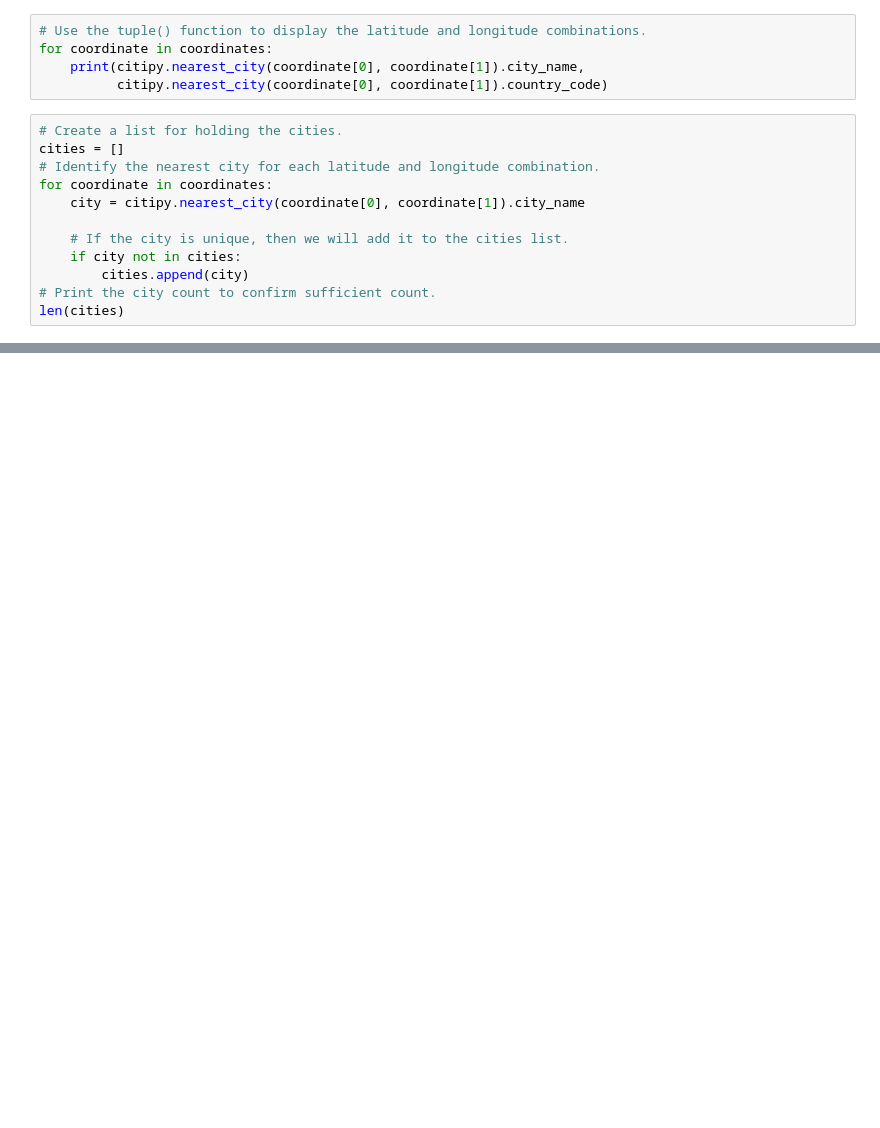
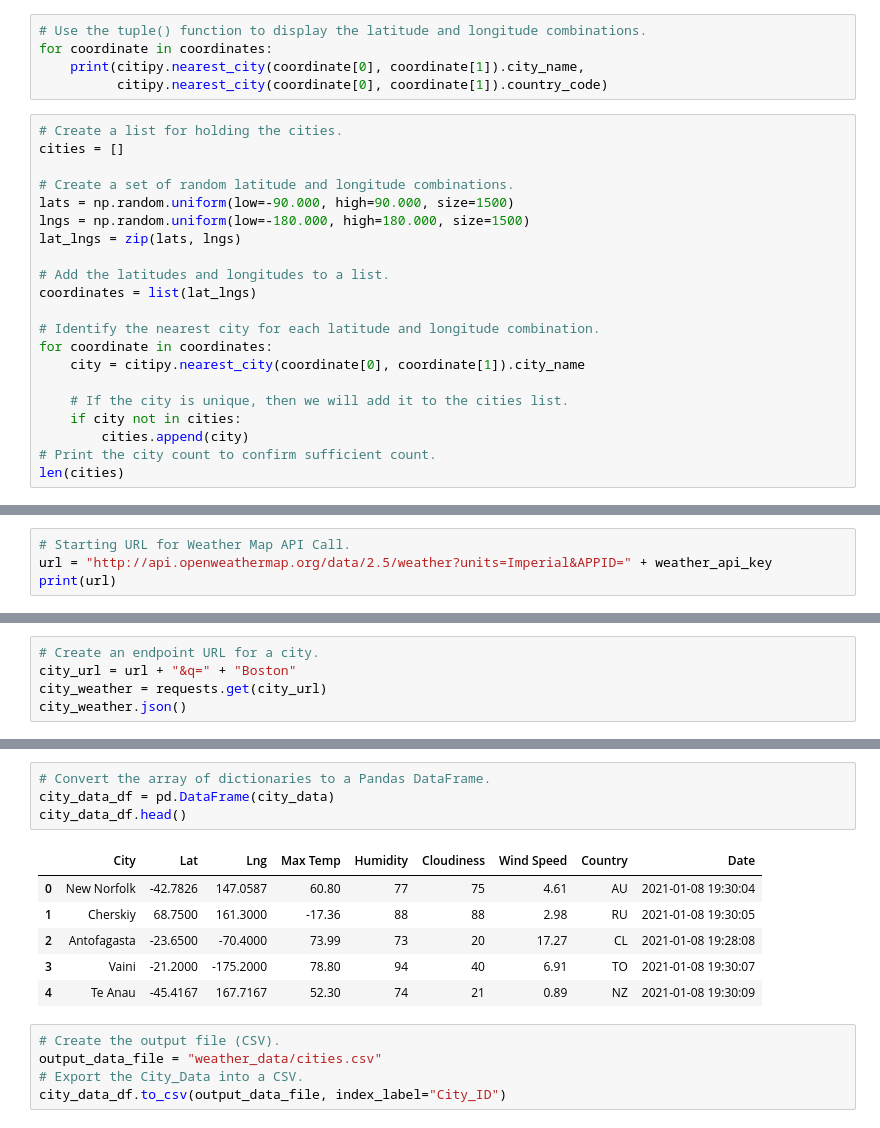
Before and after one commit to justinamaze/World_Weather_Analysis, a Jupyter notebook: API_practice.ipynb, the cells around one changed output, grey strips where cells are left out. Cells and saved outputs as stored; diff of their text form; blank space fills up the shorter version.

Commit message:
Adding weather files

```diff
--- a/API_practice.ipynb
+++ b/API_practice.ipynb
@@ -24,6 +25,15 @@ for coordinate in coordinates:
 # %%
 # Create a list for holding the cities.
 cities = []
+
+# Create a set of random latitude and longitude combinations.
+lats = np.random.uniform(low=-90.000, high=90.000, size=1500)
+lngs = np.random.uniform(low=-180.000, high=180.000, size=1500)
+lat_lngs = zip(lats, lngs)
+
+# Add the latitudes and longitudes to a list.
+coordinates = list(lat_lngs)
+
 # Identify the nearest city for each latitude and longitude combination.
 for coordinate in coordinates:
     city = citipy.nearest_city(coordinate[0], coordinate[1]).city_name
@@ -37,0 +67,4 @@ len(cities)
+# %%
+# Starting URL for Weather Map API Call.
+url = "http://api.openweathermap.org/data/2.5/weather?units=Imperial&APPID=" + weather_api_key
+print(url)
@@ -37,0 +139,5 @@ len(cities)
+# %%
+# Create an endpoint URL for a city.
+city_url = url + "&q=" + "Boston"
+city_weather = requests.get(city_url)
+city_weather.json()
@@ -37,0 +286,16 @@ len(cities)
+# %%
+# Convert the array of dictionaries to a Pandas DataFrame.
+city_data_df = pd.DataFrame(city_data)
+city_data_df.head()
+# %% [output]
+|  | City | Lat | Lng | Max Temp | Humidity | Cloudiness | Wind Speed | Country | Date |
+| 0 | New Norfolk | -42.7826 | 147.0587 | 60.80 | 77 | 75 | 4.61 | AU | 2021-01-08 19:30:04 |
+| 1 | Cherskiy | 68.7500 | 161.3000 | -17.36 | 88 | 88 | 2.98 | RU | 2021-01-08 19:30:05 |
+| 2 | Antofagasta | -23.6500 | -70.4000 | 73.99 | 73 | 20 | 17.27 | CL | 2021-01-08 19:28:08 |
+| 3 | Vaini | -21.2000 | -175.2000 | 78.80 | 94 | 40 | 6.91 | TO | 2021-01-08 19:30:07 |
+| 4 | Te Anau | -45.4167 | 167.7167 | 52.30 | 74 | 21 | 0.89 | NZ | 2021-01-08 19:30:09 |
+# %%
+# Create the output file (CSV).
+output_data_file = "weather_data/cities.csv"
+# Export the City_Data into a CSV.
+city_data_df.to_csv(output_data_file, index_label="City_ID")
```
Also changed, not shown: parts of 22 cells of this notebook, 4 other files.
